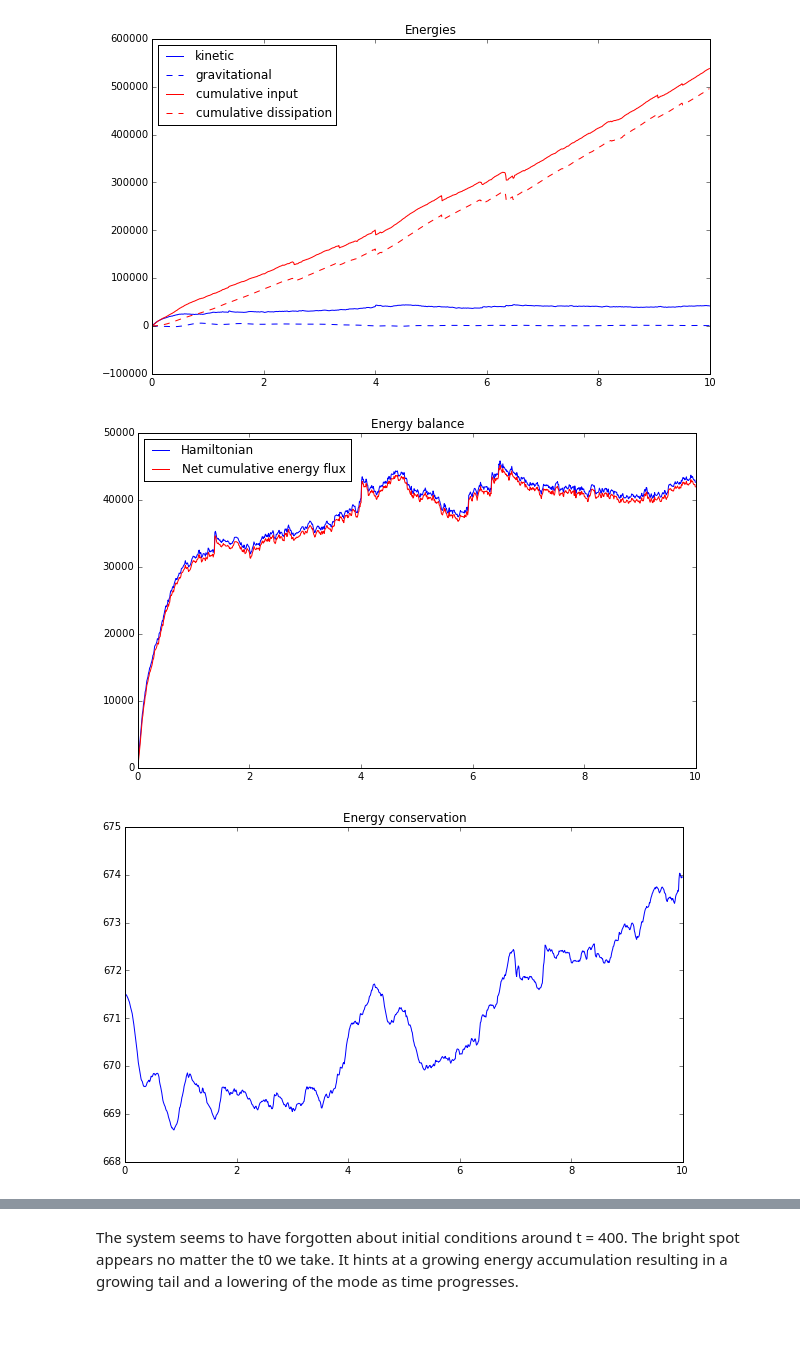
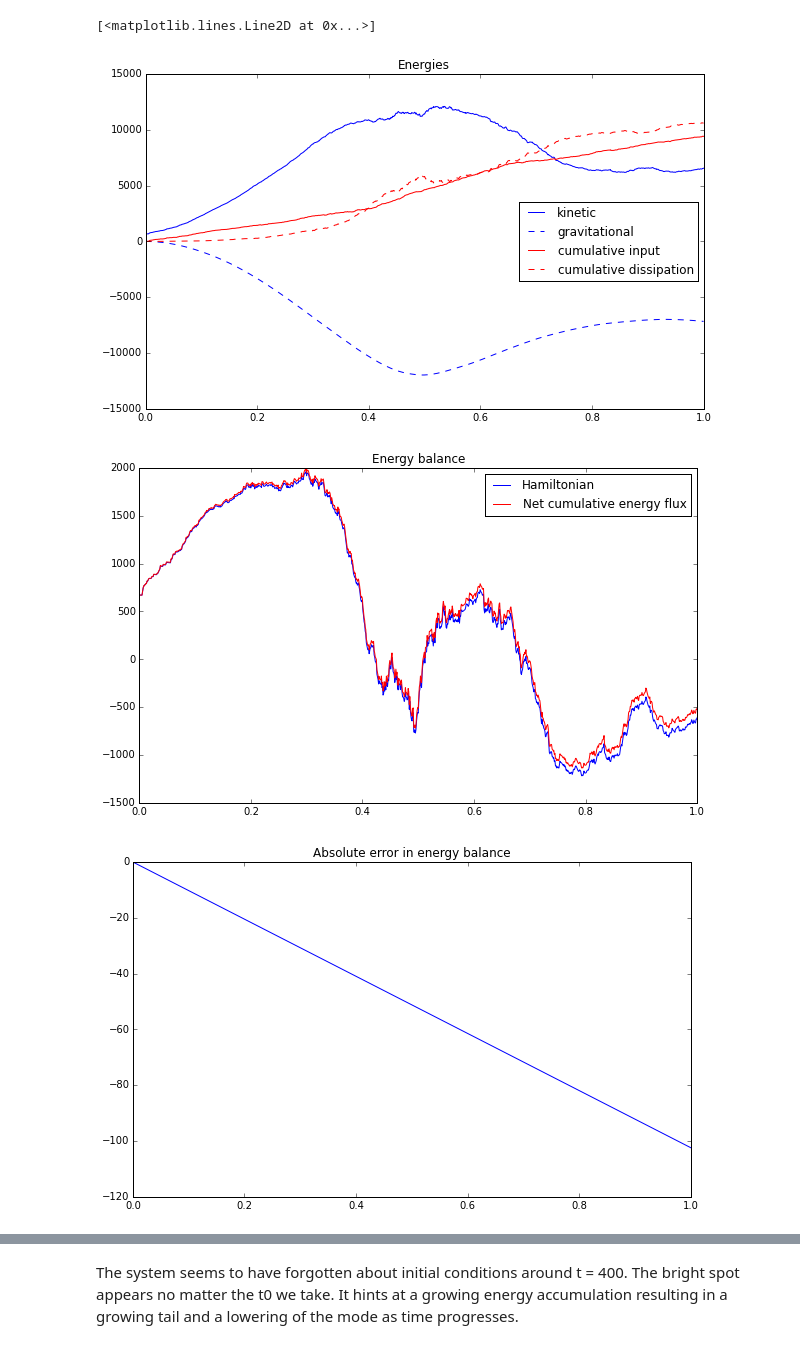
Before and after one commit to corradio/boiling, a Jupyter notebook: Time Analysis.ipynb, the cells around one changed output, grey strips where cells are left out. Saved outputs shown, nothing was run; the diff lists cells and outputs as text; code cells hidden in the pictures.

```diff
--- a/Time Analysis.ipynb
+++ b/Time Analysis.ipynb
@@ -7,13 +8,16 @@ import matplotlib.pyplot as plt
 # - Store timestamps
 # - Store constants
 #X = np.load('convection.npy')
-X = np.loadtxt('opencl/output.csv', delimiter=';')
+
+#X = np.loadtxt('opencl/output.csv', delimiter=';')
+X = np.array(pd.read_csv('opencl/output.csv', delimiter=';', header=None))
 X = X.reshape(X.shape[0], X.shape[1] / 4, 4)
 GRAVITY = -10.0
 
 print X.shape
-dt = 0.01;
+dt = 0.001;
 T = np.array(range(X.shape[0])) * dt;
 
-C = np.loadtxt('opencl/collisions.csv', delimiter=';')
+C = np.loadtxt('opencl/dissipation.csv', delimiter=';')
+print C.shape
 # %% [output]
@@ -29,13 +34,17 @@ total_cumulative_kinetic_energy_input = C[:, 1]
 total_cumulative_kinetic_energy_dissipated = C[:, 0]
 # %%
 # Energy balance
-# 0.5 mv^2 + mgh - E_in_accumulated + E_out_accumulated = cst
+# 0.5 mv^2 + mgh = E_in_accumulated - E_out_accumulated + Hamiltonian_at_0
 # where E_in is the part of the kinetic energy that comes from the lower bound
 # i.e. 0.5 mv_after^2 - 0.5 mv_before^2 = 0.5 m(v_after^2 - v_before^2)
 
 # Notes:
 # Energy balance are not perfect because of the limited precision when accumulating in floats
 # Accumulators are used for each step in between dtSampling, and for each particles in the case of multiple collisions
+# Also the floating point precision is not enough to store the result of the integration so gravitational energy might be lost/gained..
+
+H0 = total_kinetic_energy[0] + total_gravitational_potential_energy[0]
+print 'Initial total energy: ', H0
 
 plt.figure(figsize=(10, 6))
 plt.title('Energies')
@@ -48,10 +57,18 @@ plt.legend(['kinetic', 'gravitational', 'cumulative input', 'cumulative dissipat
 plt.figure(figsize=(10, 6))
 plt.title('Energy balance')
 plt.plot(T, total_kinetic_energy + total_gravitational_potential_energy)
-plt.plot(T, total_cumulative_kinetic_energy_input - total_cumulative_kinetic_energy_dissipated, 'r')
+plt.plot(T, total_cumulative_kinetic_energy_input - total_cumulative_kinetic_energy_dissipated + total_kinetic_energy[0] + total_gravitational_potential_energy[0], 'r')
 plt.legend(['Hamiltonian', 'Net cumulative energy flux'], loc=0)
 
 plt.figure(figsize=(10, 6))
-plt.title('Energy conservation')
-plt.plot(T, total_kinetic_energy + total_gravitational_potential_energy - total_cumulative_kinetic_energy_input + total_cumulative_kinetic_energy_dissipated)
+plt.title('Absolute error in energy balance')
+plt.plot(T, total_kinetic_energy + total_gravitational_potential_energy \
+         - total_cumulative_kinetic_energy_input + total_cumulative_kinetic_energy_dissipated \
+         - total_kinetic_energy[0] - total_gravitational_potential_energy[0])
+
+plt.figure(figsize=(10, 6))
+plt.title('Error relative to hamiltonian (%)')
+plt.plot(T, 100.0 / (total_kinetic_energy + total_gravitational_potential_energy) * (total_kinetic_energy + total_gravitational_potential_energy \
+         - total_cumulative_kinetic_energy_input + total_cumulative_kinetic_energy_dissipated \
+         - total_kinetic_energy[0] - total_gravitational_potential_energy[0]))
 # %% [output]
@@ -59,3 +76,4 @@ plt.plot(T, total_kinetic_energy + total_gravitational_potential_energy - total_
+[<matplotlib.lines.Line2D at 0x...>]
-[figure, old version]
+[figure, new version]
-[figure, old version]
+[figure, new version]
-[figure, old version]
+[figure, new version]
```
Also changed, not shown: parts of 18 cells of this notebook, 2 other files.
